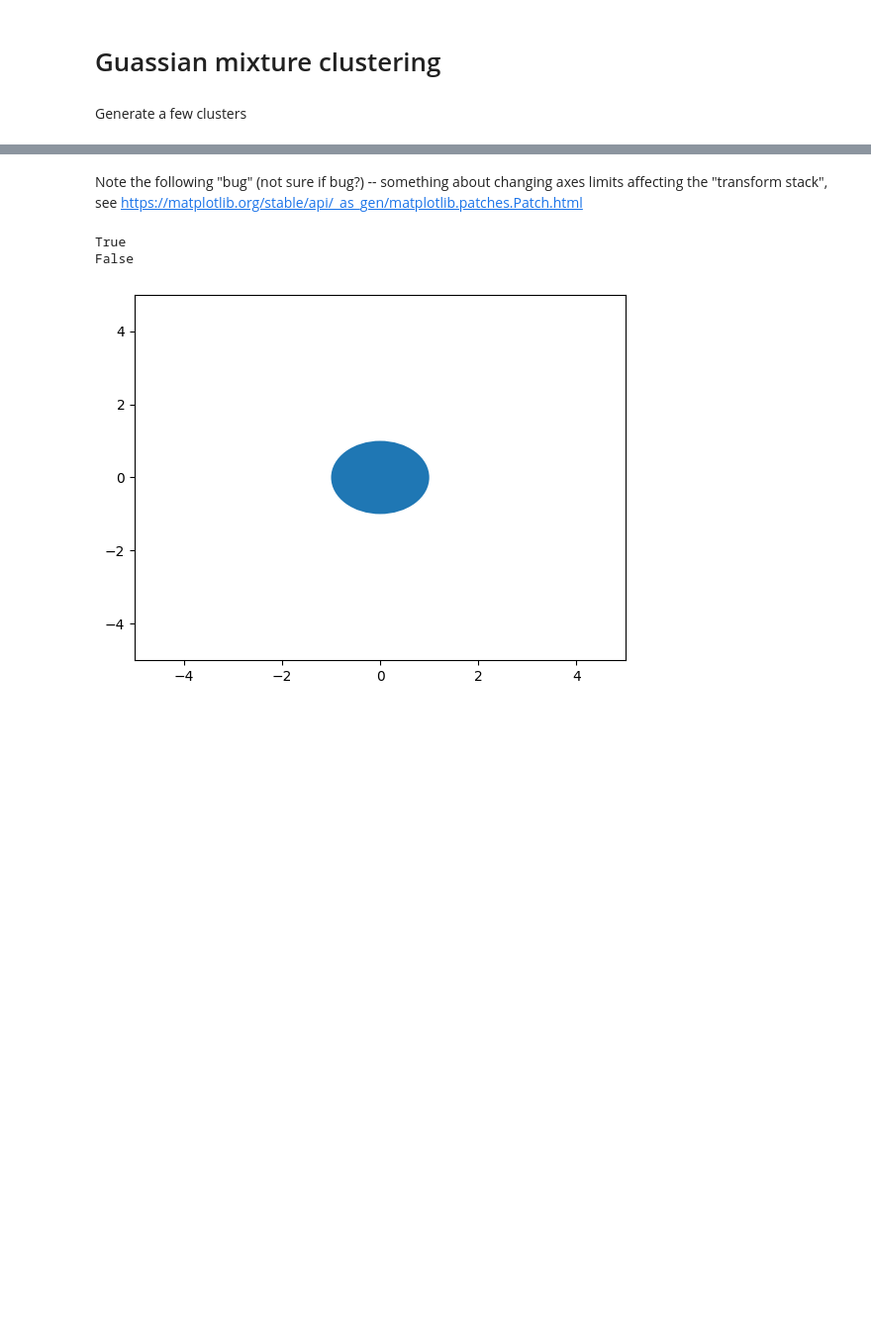
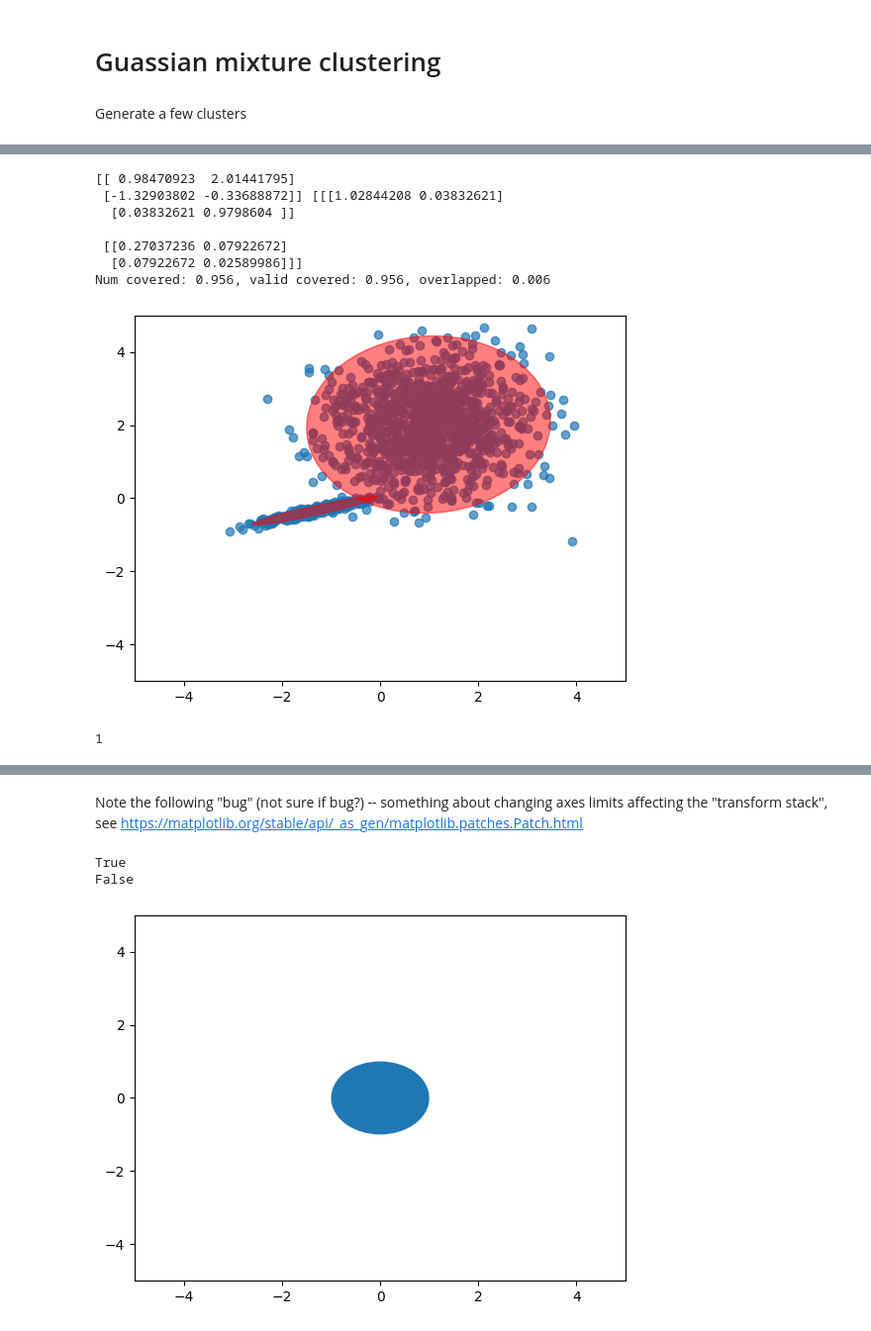
Before and after one commit to chenhi/groove_gang, a Jupyter notebook: gaussian_mixture.ipynb, the cells around one changed output, grey strips where cells are left out. Shown at 99% size. Saved outputs shown, nothing was run; the diff lists cells and outputs as text; code cells hidden in the pictures; blank space fills up the shorter version.

```diff
--- a/gaussian_mixture.ipynb
+++ b/gaussian_mixture.ipynb
@@ -4,0 +148,7 @@ Generate a few clusters
+# %%
+p = patches[0]
+print((p.contains_points(data) == (ellipse_contains_points(gm.means_[0], gm.covariances_[0], data))).sum())
+
+print(data.shape[0])
+print(f"patch way: {p.contains_points(data).sum()}")
+print(f"my way: {ellipse_contains_points(gm.means_[0], gm.covariances_[0], data).sum()}")
@@ -106,0 +185,49 @@ Num covered: 0.992, valid covered: 0.992, overlapped: 0.116
+# %%
+
+#bgm = BayesianGaussianMixture(n_components=2)
+gm = GaussianMixture(n_components=2)
+
+
+gm.fit(data)
+#bgm.fit(data)
+
+print(gm.means_, gm.covariances_)
+
+#print(bgm.means_.shape)
+
+# (patch, data index)
+patches, coverage = get_patches(gm, 0.95, data)
+total_coverage = np.sum(coverage, axis=0) != 0
+num_covered = np.sum(total_coverage)
+
+valid_patches = coverage.sum(axis=1) >= data.shape[0]/10
+valid_covered = (coverage[valid_patches].sum(axis=0) != 0).sum()
+
+overlapped = (coverage.sum(axis=0) > 1).sum()
+
+
+print(f"Num covered: {num_covered/data.shape[0]}, valid covered: {valid_covered/data.shape[0]}, overlapped: {overlapped/data.shape[0]}")
+
+plt.figure()
+ax = plt.gca()
+ax.set_xlim([-5, 5])
+ax.set_ylim([-5, 5])
+
+
+plt.scatter(x, y, alpha=0.7)
+for p in patches:
+    ax.add_patch(p)
+# %% [output]
+[[ 0.98470923  2.01441795]
+ [-1.32903802 -0.33688872]] [[[1.02844208 0.03832621]
+  [0.03832621 0.9798604 ]]
+
+ [[0.27037236 0.07922672]
+  [0.07922672 0.02589986]]]
+Num covered: 0.956, valid covered: 0.956, overlapped: 0.006
+[figure, added]
+# %%
+gm, i = winnow_components(data)
+i
+# %% [output]
+1
```
Also changed, not shown: parts of 23 cells of this notebook, 2 other files.
